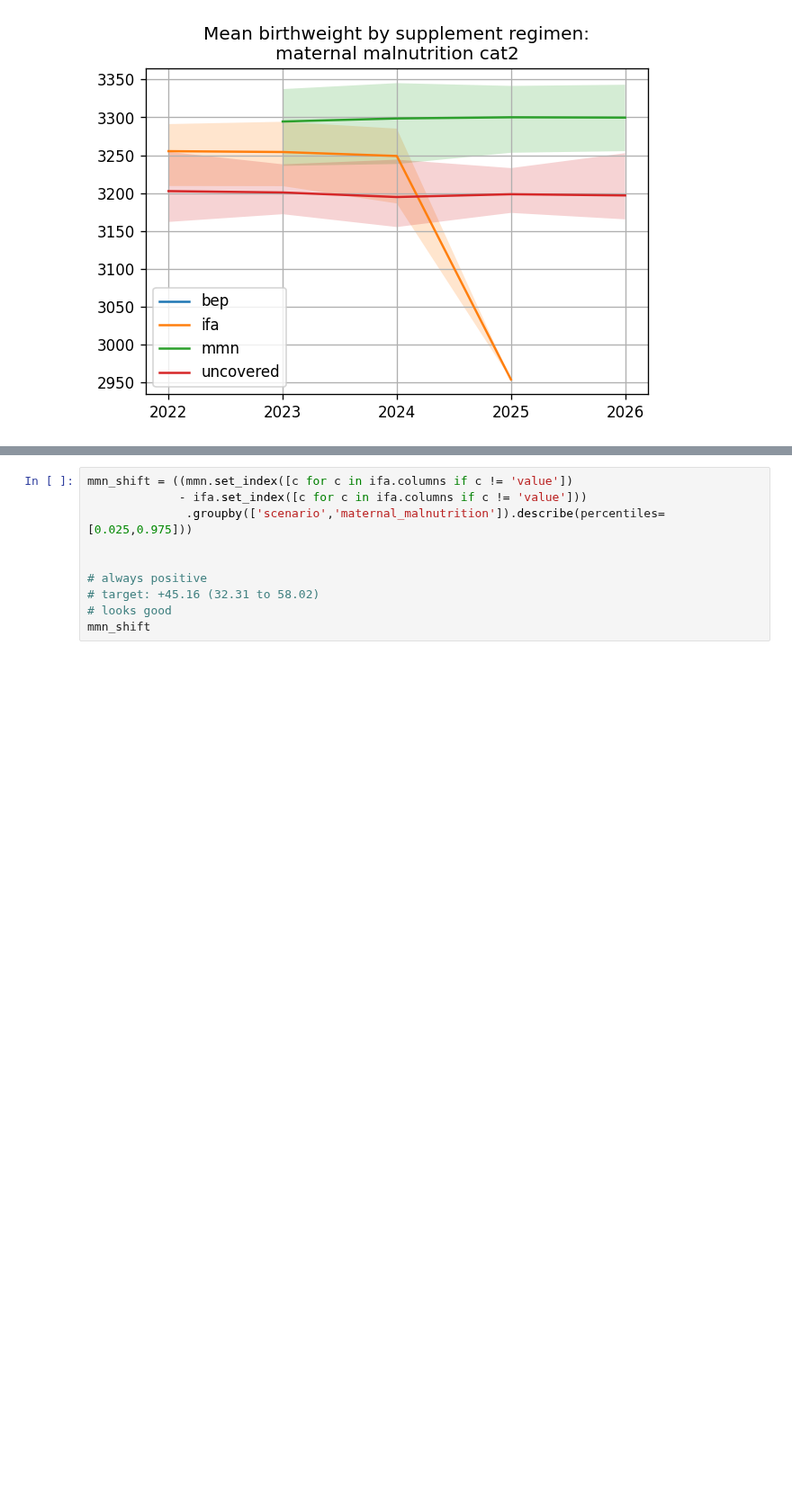
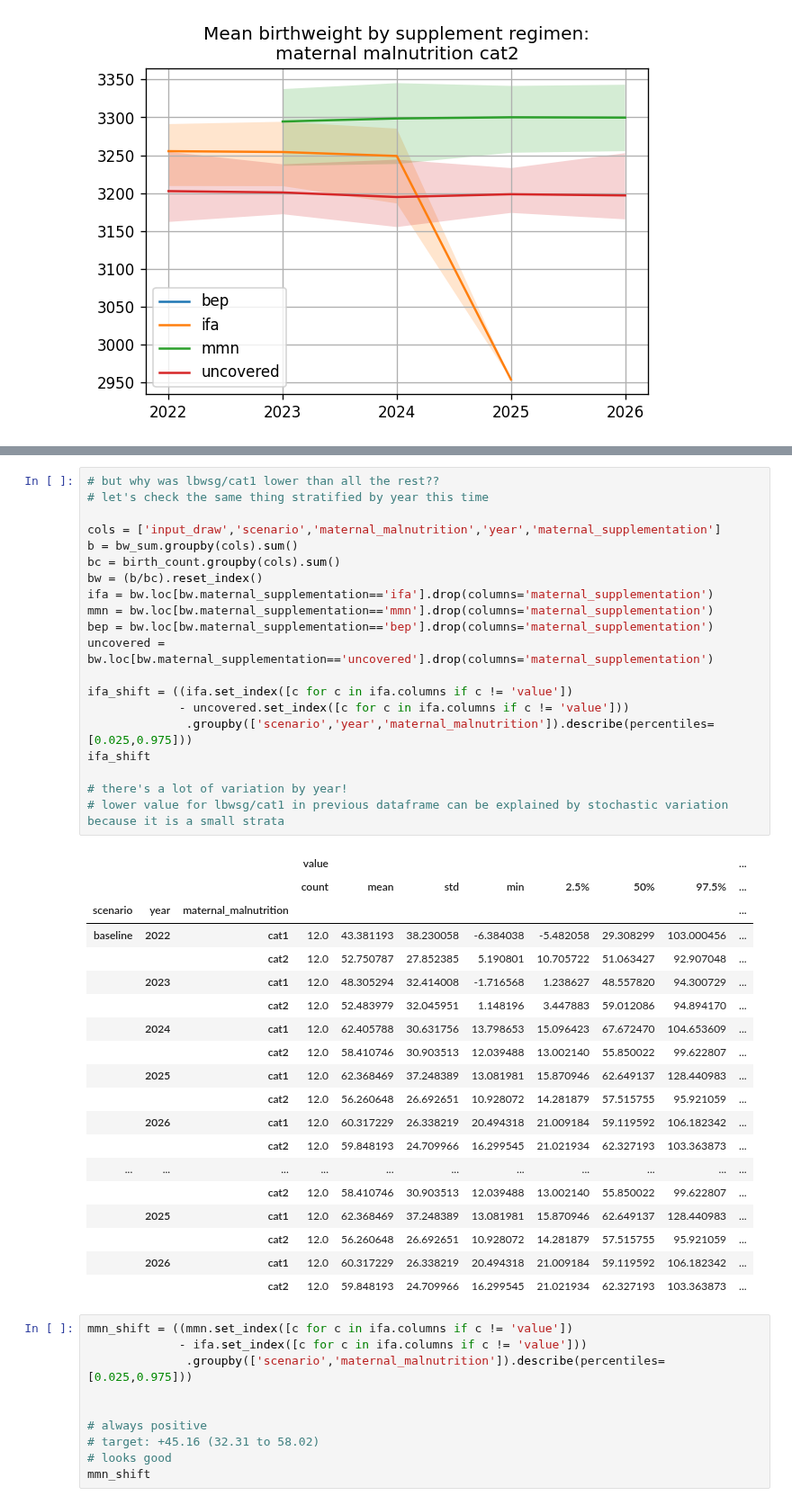
Before and after one commit to ihmeuw/vivarium_research_ciff_sam, a Jupyter notebook: model_validation/model5/5.3.0_maternal_supplementation_intervention.ipynb, the cells around one changed output, grey strips where cells are left out. Shown at 90% size. Saved outputs shown, nothing was run; the diff lists cells and outputs as text; blank space fills up the shorter version.

Commit message:
add commentary from group review

```diff
--- a/model_validation/model5/5.3.0_maternal_supplementation_intervention.ipynb
+++ b/model_validation/model5/5.3.0_maternal_supplementation_intervention.ipynb
@@ -175,6 +200,46 @@ ifa_shift
 |  | cat2 | 12.0 | 55.947521 | 26.903465 | 10.793949 | 14.692217 | 53.567905 | 94.253351 | 95.663601 |
 | wasting_treatment | cat1 | 12.0 | 55.340269 | 28.063377 | 16.946312 | 18.510608 | 48.930110 | 100.705490 | 102.142341 |
 |  | cat2 | 12.0 | 55.947521 | 26.903465 | 10.793949 | 14.692217 | 53.567905 | 94.253351 | 95.663601 |
+# %%
+# but why was lbwsg/cat1 lower than all the rest??
+# let's check the same thing stratified by year this time
+
+cols = ['input_draw','scenario','maternal_malnutrition','year','maternal_supplementation']
+b = bw_sum.groupby(cols).sum()
+bc = birth_count.groupby(cols).sum()
+bw = (b/bc).reset_index()
+ifa = bw.loc[bw.maternal_supplementation=='ifa'].drop(columns='maternal_supplementation')
+mmn = bw.loc[bw.maternal_supplementation=='mmn'].drop(columns='maternal_supplementation')
+bep = bw.loc[bw.maternal_supplementation=='bep'].drop(columns='maternal_supplementation')
+uncovered = bw.loc[bw.maternal_supplementation=='uncovered'].drop(columns='maternal_supplementation')
+
+ifa_shift = ((ifa.set_index([c for c in ifa.columns if c != 'value'])
+             - uncovered.set_index([c for c in ifa.columns if c != 'value']))
+              .groupby(['scenario','year','maternal_malnutrition']).describe(percentiles=[0.025,0.975]))
+ifa_shift
+
+# there's a lot of variation by year!
+# lower value for lbwsg/cat1 in previous dataframe can be explained by stochastic variation because it is a small strata
+# %% [output]
+|  |  |  | value |  |  |  |  |  |  | ... |
+|  |  |  | count | mean | std | min | 2.5% | 50% | 97.5% | ... |
+| scenario | year | maternal_malnutrition |  |  |  |  |  |  |  | ... |
+| baseline | 2022 | cat1 | 12.0 | 43.381193 | 38.230058 | -6.384038 | -5.482058 | 29.308299 | 103.000456 | ... |
+|  |  | cat2 | 12.0 | 52.750787 | 27.852385 | 5.190801 | 10.705722 | 51.063427 | 92.907048 | ... |
+|  | 2023 | cat1 | 12.0 | 48.305294 | 32.414008 | -1.716568 | 1.238627 | 48.557820 | 94.300729 | ... |
+|  |  | cat2 | 12.0 | 52.483979 | 32.045951 | 1.148196 | 3.447883 | 59.012086 | 94.894170 | ... |
+|  | 2024 | cat1 | 12.0 | 62.405788 | 30.631756 | 13.798653 | 15.096423 | 67.672470 | 104.653609 | ... |
+|  |  | cat2 | 12.0 | 58.410746 | 30.903513 | 12.039488 | 13.002140 | 55.850022 | 99.622807 | ... |
+|  | 2025 | cat1 | 12.0 | 62.368469 | 37.248389 | 13.081981 | 15.870946 | 62.649137 | 128.440983 | ... |
+|  |  | cat2 | 12.0 | 56.260648 | 26.692651 | 10.928072 | 14.281879 | 57.515755 | 95.921059 | ... |
+|  | 2026 | cat1 | 12.0 | 60.317229 | 26.338219 | 20.494318 | 21.009184 | 59.119592 | 106.182342 | ... |
+|  |  | cat2 | 12.0 | 59.848193 | 24.709966 | 16.299545 | 21.021934 | 62.327193 | 103.363873 | ... |
+| ... | ... | ... | ... | ... | ... | ... | ... | ... | ... | ... |
+|  |  | cat2 | 12.0 | 58.410746 | 30.903513 | 12.039488 | 13.002140 | 55.850022 | 99.622807 | ... |
+|  | 2025 | cat1 | 12.0 | 62.368469 | 37.248389 | 13.081981 | 15.870946 | 62.649137 | 128.440983 | ... |
+|  |  | cat2 | 12.0 | 56.260648 | 26.692651 | 10.928072 | 14.281879 | 57.515755 | 95.921059 | ... |
+|  | 2026 | cat1 | 12.0 | 60.317229 | 26.338219 | 20.494318 | 21.009184 | 59.119592 | 106.182342 | ... |
+|  |  | cat2 | 12.0 | 59.848193 | 24.709966 | 16.299545 | 21.021934 | 62.327193 | 103.363873 | ... |
 # %%
 mmn_shift = ((mmn.set_index([c for c in ifa.columns if c != 'value'])
              - ifa.set_index([c for c in ifa.columns if c != 'value']))
```
Also changed, not shown: parts of 3 cells of this notebook, 3 other files.
